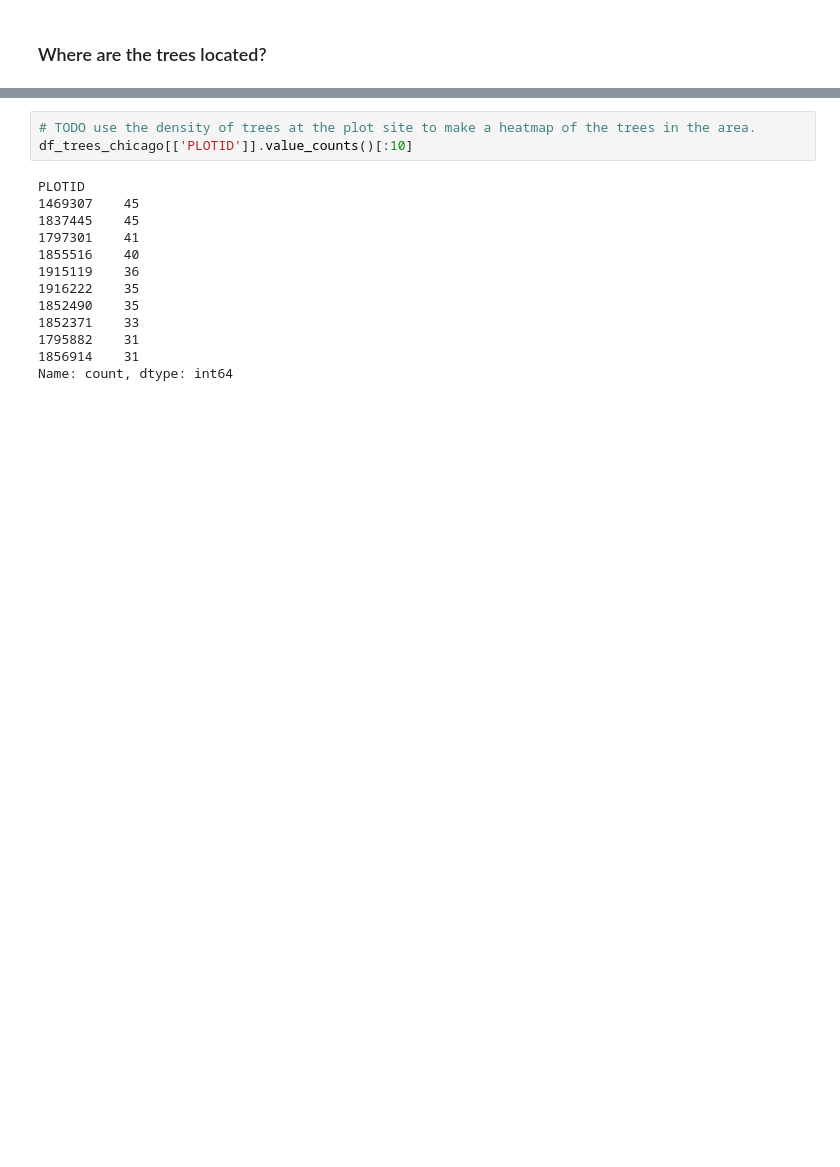
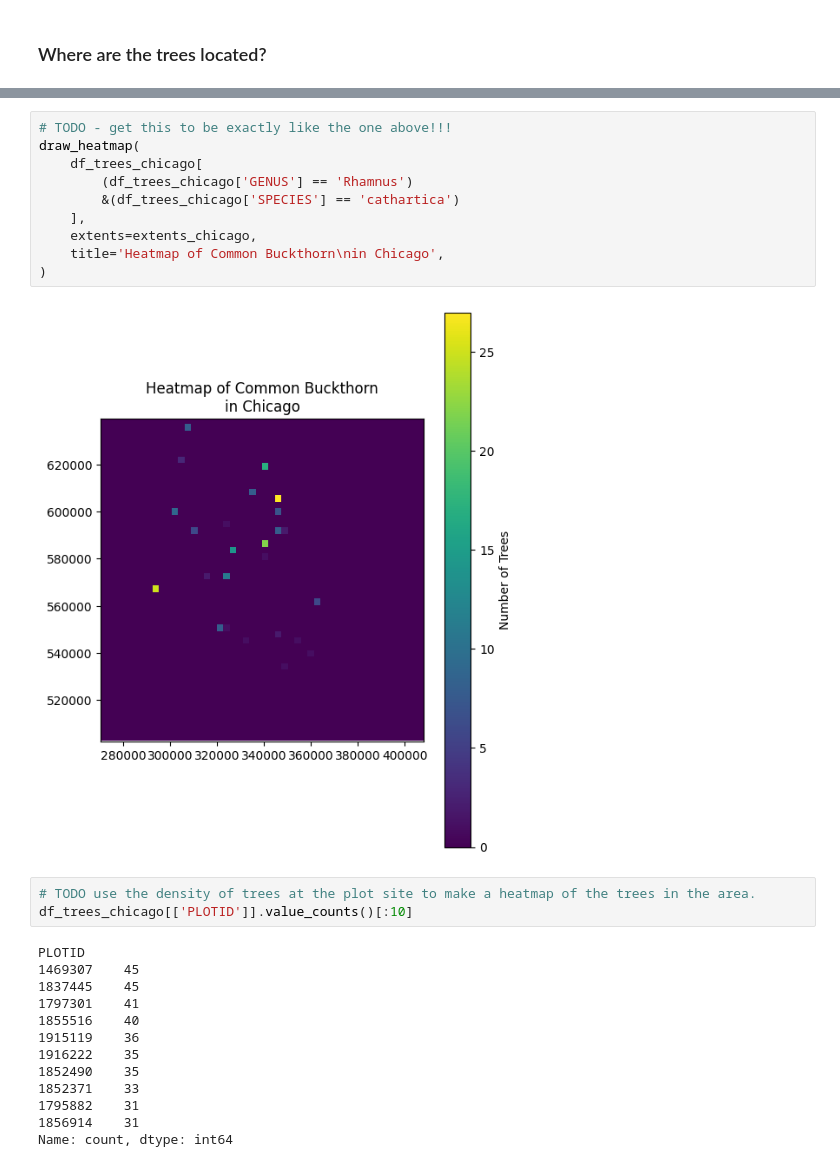
Before and after one commit to fractalate/data-trees, a Jupyter notebook: explore_chicago_il.ipynb, the cells around one changed output, grey strips where cells are left out. Drawn from its saved outputs; the diff is of its cells as text; blank space fills up the shorter version.

```diff
--- a/explore_chicago_il.ipynb
+++ b/explore_chicago_il.ipynb
@@ -428,3 +491,15 @@ plt.show()
+# %%
+# TODO - get this to be exactly like the one above!!!
+draw_heatmap(
+    df_trees_chicago[
+        (df_trees_chicago['GENUS'] == 'Rhamnus')
+        &(df_trees_chicago['SPECIES'] == 'cathartica')
+    ],
+    extents=extents_chicago,
+    title='Heatmap of Common Buckthorn\nin Chicago',
+)
+# %% [output]
+[figure, added]
 # %%
 # TODO use the density of trees at the plot site to make a heatmap of the trees in the area.
 df_trees_chicago[['PLOTID']].value_counts()[:10]
```
Also changed, not shown: parts of 12 cells of this notebook, 2 other files.
